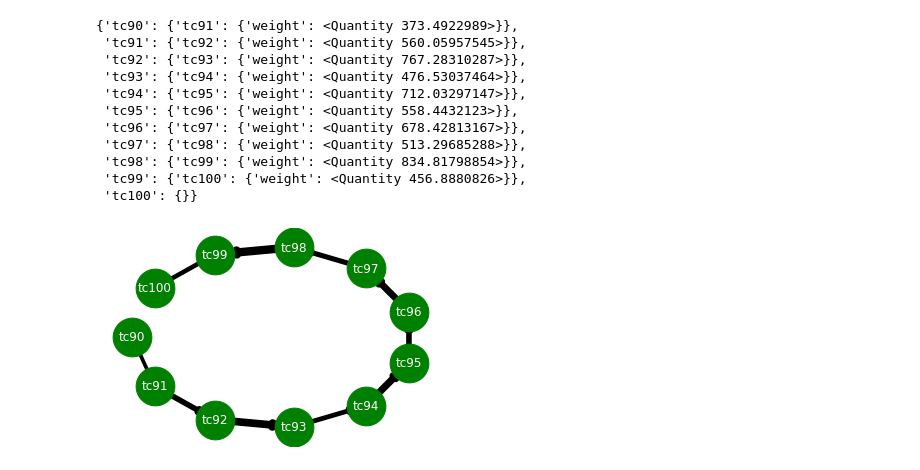
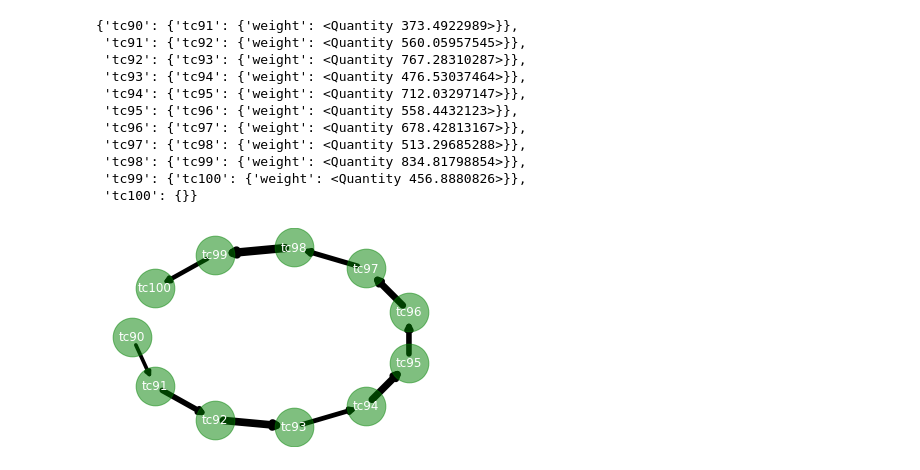
Before and after one commit to ndavila/Neutron_Capture_Cross_Sections, a Jupyter notebook: neutron_capture_cross_section.ipynb, the cells around one changed output. Drawn from its saved outputs; the diff is of its cells as text; code cells hidden in the pictures.

Commit message:
changed alpha on nodes to make them transparent

```diff
--- a/neutron_capture_cross_section.ipynb
+++ b/neutron_capture_cross_section.ipynb
@@ -165,22 +165,22 @@ nx.to_dict_of_dicts(G)
 # %%
 pos = nx.shell_layout(G, scale=1)
 
 widths = {e: G.edges[e]['weight']/100 for e in G.edges}
 
 nx.draw_networkx_nodes(G,pos,
                        node_size=1500,
                        node_color='green',
-                       alpha=1)
+                       alpha=0.5)
 nx.draw_networkx_edges(G,pos,
                        edgelist = widths.keys(),
                        width=list(widths.values()),
                        edge_color='black',
                        alpha=1)
 nx.draw_networkx_labels(G, pos=pos,
                         font_color='white')
 
 
 plt.box(False)
 plt.show()
 # %% [output]
-[figure, old version]
+[figure, new version]
```
